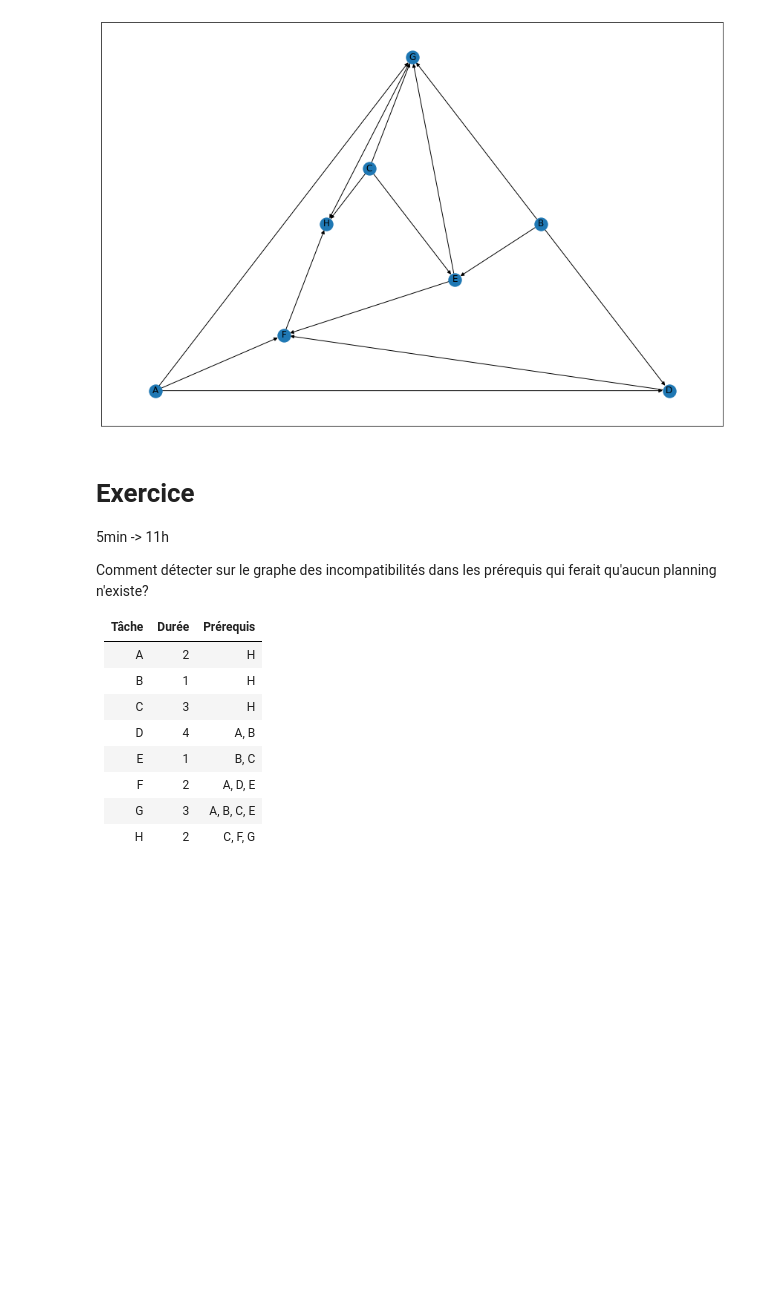
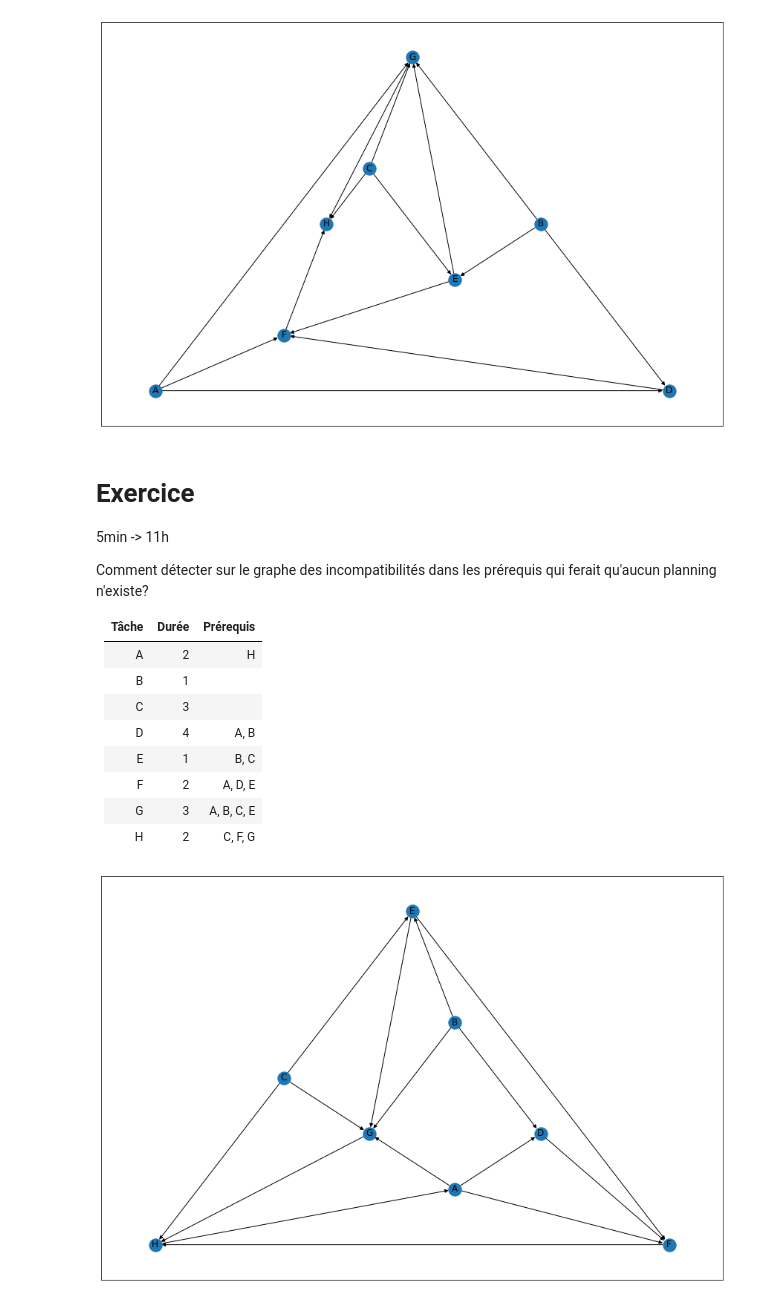
Before and after one commit to MECEN-TOURS/SC-2020-2021, a Jupyter notebook: Seance14/seance.ipynb, the cells around one changed output. Cells and saved outputs as stored; diff of their text form; code cells hidden in the pictures; blank space fills up the shorter version.

```diff
--- a/Seance14/seance.ipynb
+++ b/Seance14/seance.ipynb
@@ -102,10 +102,36 @@ Comment détecter sur le graphe des incompatibilités dans les prérequis qui fe
 Tâche   | Durée | Prérequis
 -----:  |:-----:|:---------
 A       |  2    | H
-B       |  1    | H
-C       |  3    | H
+B       |  1    |
+C       |  3    |
 D       |  4    | A, B
 E       |  1    | B, C
 F       |  2    | A, D, E
 G       |  3    | A, B, C, E
 H       |  2    | C, F, G
+# %%
+cahier_2 = nx.DiGraph()
+cahier_2.add_edges_from(
+    [
+        (h, a),
+        (a, d),
+        (b, d),
+        (b, e),
+        (c, e),
+        (a, f),
+        (d, f),
+        (e, f),
+        (a, g),
+        (b, g),
+        (c, g),
+        (e, g),
+        (c, h),
+        (f, h),
+        (g, h),
+    ]
+)
+# %%
+position = nx.planar_layout(G=cahier_2)
+nx.draw_networkx(G=cahier_2, pos=position)
+# %% [output]
+[figure, added]
```
Also changed, not shown: parts of 4 cells of this notebook.
